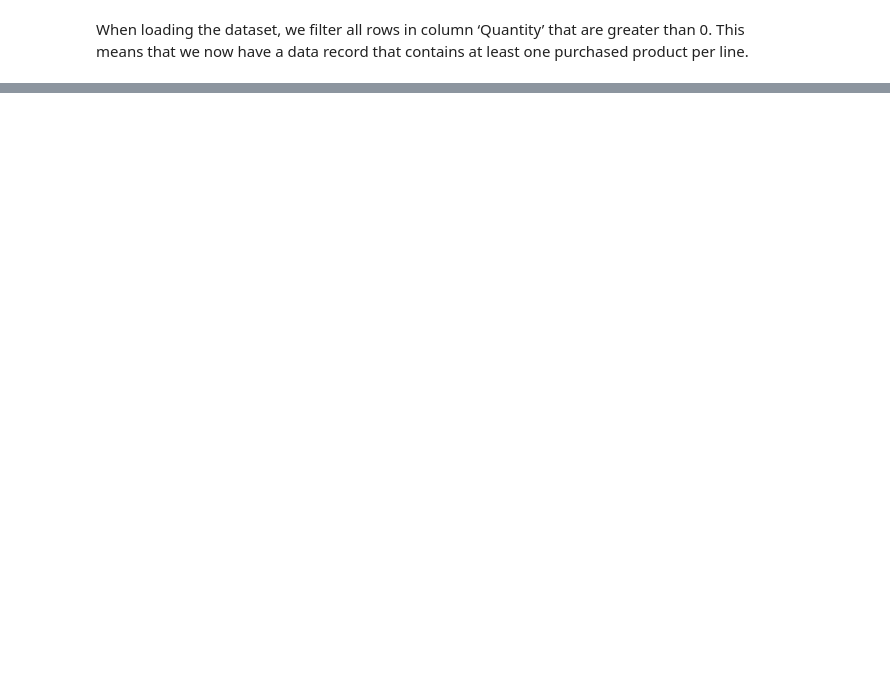
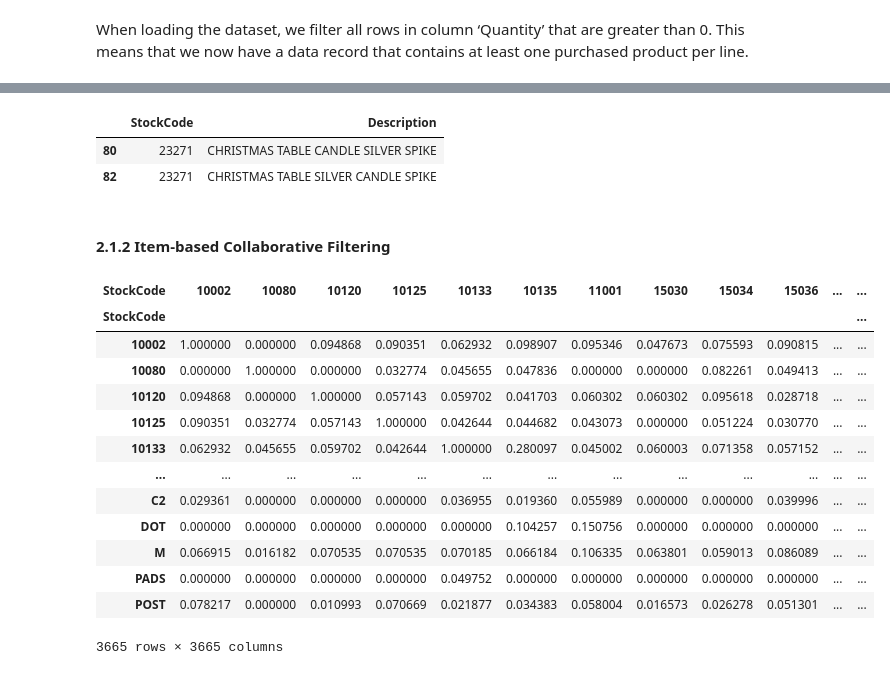
Before and after one commit to adiag321/Product-Analytics-and-Recommendation-System-for-Online-Retail, a Jupyter notebook: Product Recommendation.ipynb, the cells around one changed output, grey strips where cells are left out. Saved outputs shown, nothing was run; the diff lists cells and outputs as text; code cells hidden in the pictures; blank space fills up the shorter version.

```diff
--- a/Product Recommendation.ipynb
+++ b/Product Recommendation.ipynb
@@ -23,0 +168,29 @@ df.head()
+# %%
+df_items_to_recommend_to_17396[df_items_to_recommend_to_17396['StockCode'] == 23271]
+# %% [output]
+|  | StockCode | Description |
+| 80 | 23271 | CHRISTMAS TABLE CANDLE SILVER SPIKE |
+| 82 | 23271 | CHRISTMAS TABLE SILVER CANDLE SPIKE |
+# %% [markdown]
+#### 2.1.2 Item-based Collaborative Filtering
+# %%
+item_item_sim_matrix = pd.DataFrame(cosine_similarity(customer_item_matrix.T))
+item_item_sim_matrix.columns = customer_item_matrix.T.index
+item_item_sim_matrix['StockCode'] = customer_item_matrix.T.index
+item_item_sim_matrix = item_item_sim_matrix.set_index('StockCode')
+item_item_sim_matrix
+# %% [output]
+| StockCode | 10002 | 10080 | 10120 | 10125 | 10133 | 10135 | 11001 | 15030 | 15034 | 15036 | ... | ... |
+| StockCode |  |  |  |  |  |  |  |  |  |  |  | ... |
+| 10002 | 1.000000 | 0.000000 | 0.094868 | 0.090351 | 0.062932 | 0.098907 | 0.095346 | 0.047673 | 0.075593 | 0.090815 | ... | ... |
+| 10080 | 0.000000 | 1.000000 | 0.000000 | 0.032774 | 0.045655 | 0.047836 | 0.000000 | 0.000000 | 0.082261 | 0.049413 | ... | ... |
+| 10120 | 0.094868 | 0.000000 | 1.000000 | 0.057143 | 0.059702 | 0.041703 | 0.060302 | 0.060302 | 0.095618 | 0.028718 | ... | ... |
+| 10125 | 0.090351 | 0.032774 | 0.057143 | 1.000000 | 0.042644 | 0.044682 | 0.043073 | 0.000000 | 0.051224 | 0.030770 | ... | ... |
+| 10133 | 0.062932 | 0.045655 | 0.059702 | 0.042644 | 1.000000 | 0.280097 | 0.045002 | 0.060003 | 0.071358 | 0.057152 | ... | ... |
+| ... | ... | ... | ... | ... | ... | ... | ... | ... | ... | ... | ... | ... |
+| C2 | 0.029361 | 0.000000 | 0.000000 | 0.000000 | 0.036955 | 0.019360 | 0.055989 | 0.000000 | 0.000000 | 0.039996 | ... | ... |
+| DOT | 0.000000 | 0.000000 | 0.000000 | 0.000000 | 0.000000 | 0.104257 | 0.150756 | 0.000000 | 0.000000 | 0.000000 | ... | ... |
+| M | 0.066915 | 0.016182 | 0.070535 | 0.070535 | 0.070185 | 0.066184 | 0.106335 | 0.063801 | 0.059013 | 0.086089 | ... | ... |
+| PADS | 0.000000 | 0.000000 | 0.000000 | 0.000000 | 0.049752 | 0.000000 | 0.000000 | 0.000000 | 0.000000 | 0.000000 | ... | ... |
+| POST | 0.078217 | 0.000000 | 0.010993 | 0.070669 | 0.021877 | 0.034383 | 0.058004 | 0.016573 | 0.026278 | 0.051301 | ... | ... |
+3665 rows × 3665 columns
```
Also changed, not shown: parts of 23 cells of this notebook.
